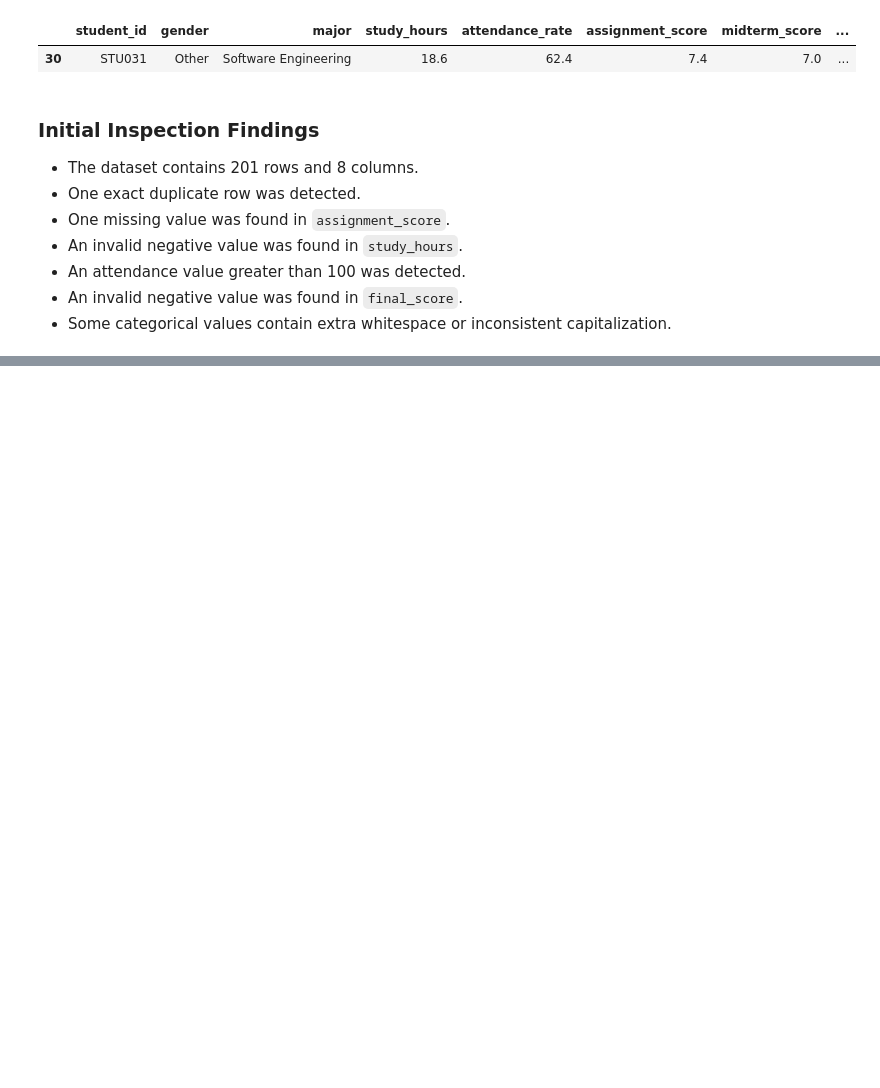
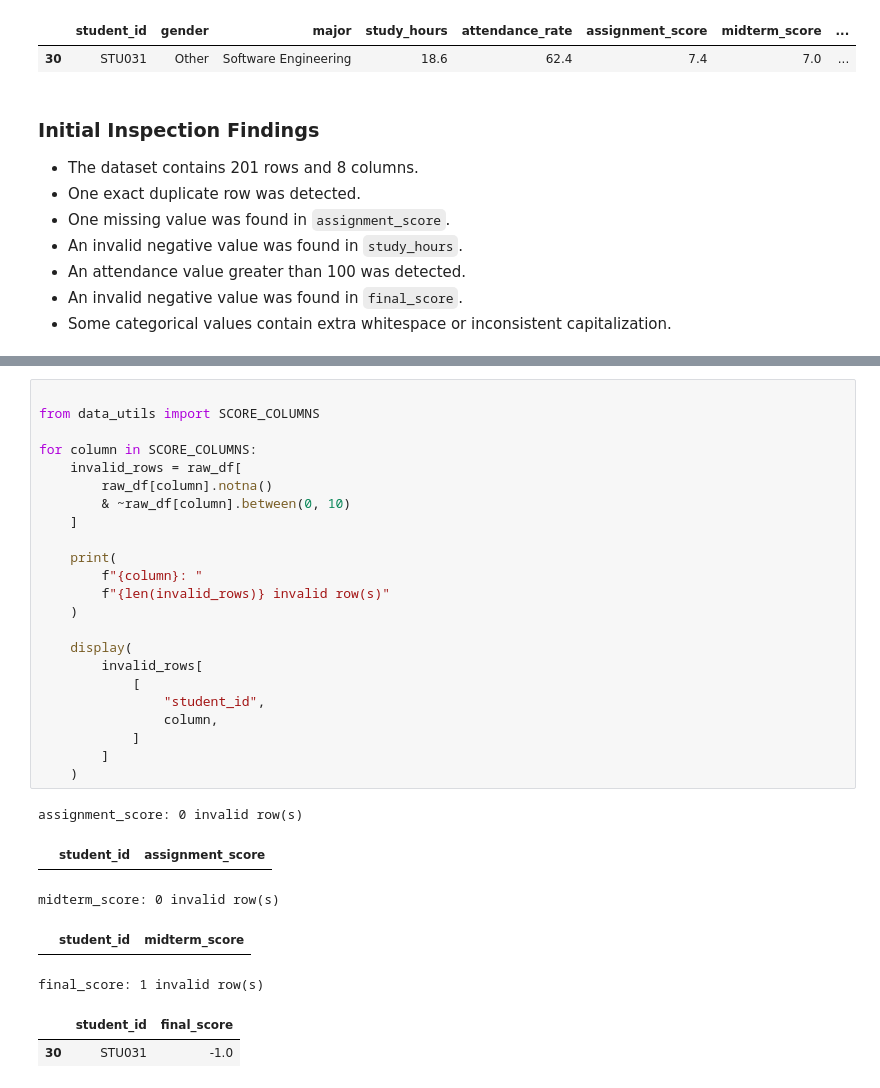
Before and after one commit to MinhDuyenTran/machine_learning, a Jupyter notebook: python-for-ml/mini_projects/student_performance/notebooks/student_performce_analysis.ipynb, the cells around one changed output, grey strips where cells are left out. Saved outputs shown, nothing was run; the diff lists cells and outputs as text; blank space fills up the shorter version.

```diff
--- a/python-for-ml/mini_projects/student_performance/notebooks/student_performce_analysis.ipynb
+++ b/python-for-ml/mini_projects/student_performance/notebooks/student_performce_analysis.ipynb
@@ -343,0 +469,31 @@ final_score: 1 invalid rows
+# %%
+
+from data_utils import SCORE_COLUMNS
+
+for column in SCORE_COLUMNS:
+    invalid_rows = raw_df[
+        raw_df[column].notna()
+        & ~raw_df[column].between(0, 10)
+    ]
+
+    print(
+        f"{column}: "
+        f"{len(invalid_rows)} invalid row(s)"
+    )
+
+    display(
+        invalid_rows[
+            [
+                "student_id",
+                column,
+            ]
+        ]
+    )
+# %% [output]
+assignment_score: 0 invalid row(s)
+|  | student_id | assignment_score |
+midterm_score: 0 invalid row(s)
+|  | student_id | midterm_score |
+final_score: 1 invalid row(s)
+|  | student_id | final_score |
+| 30 | STU031 | -1.0 |
```
Also changed, not shown: parts of 17 cells of this notebook.
